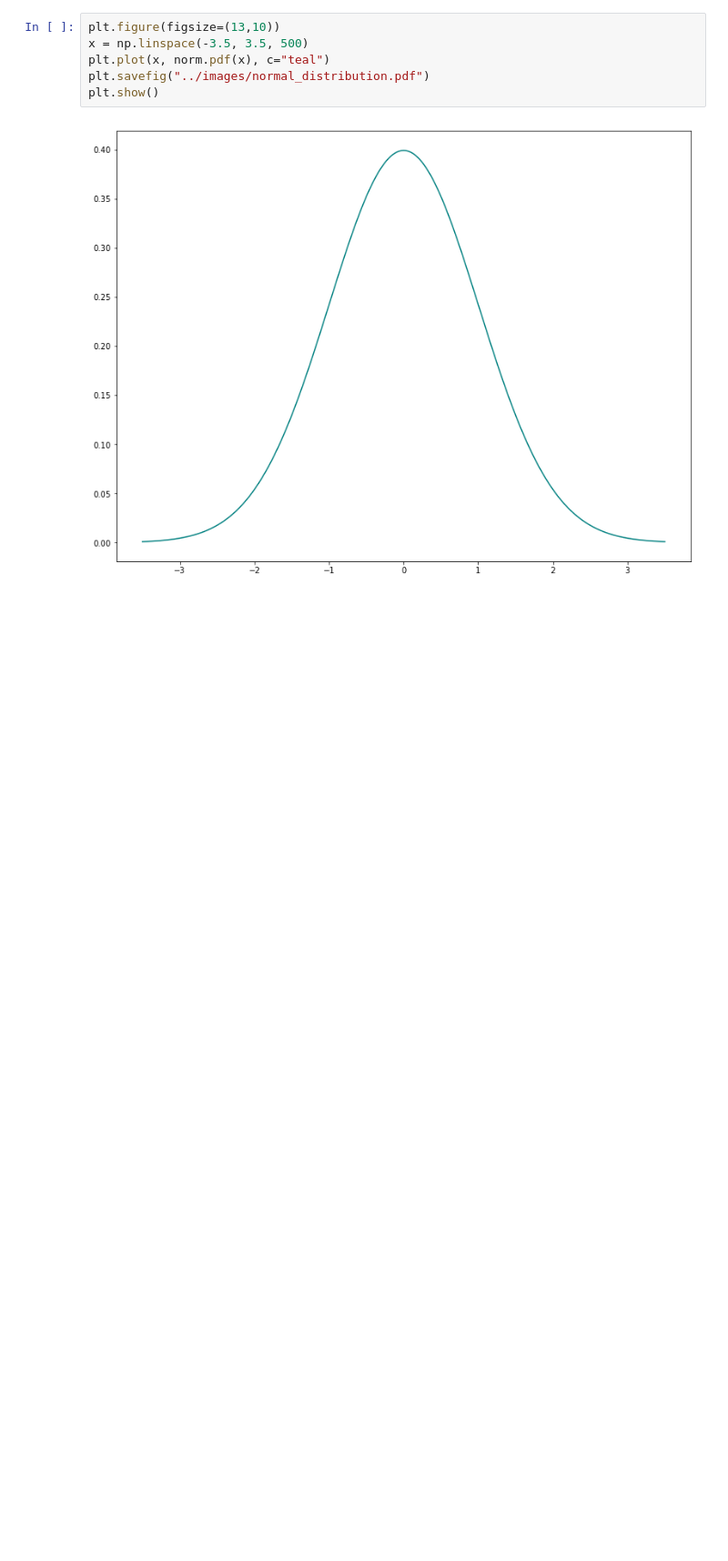
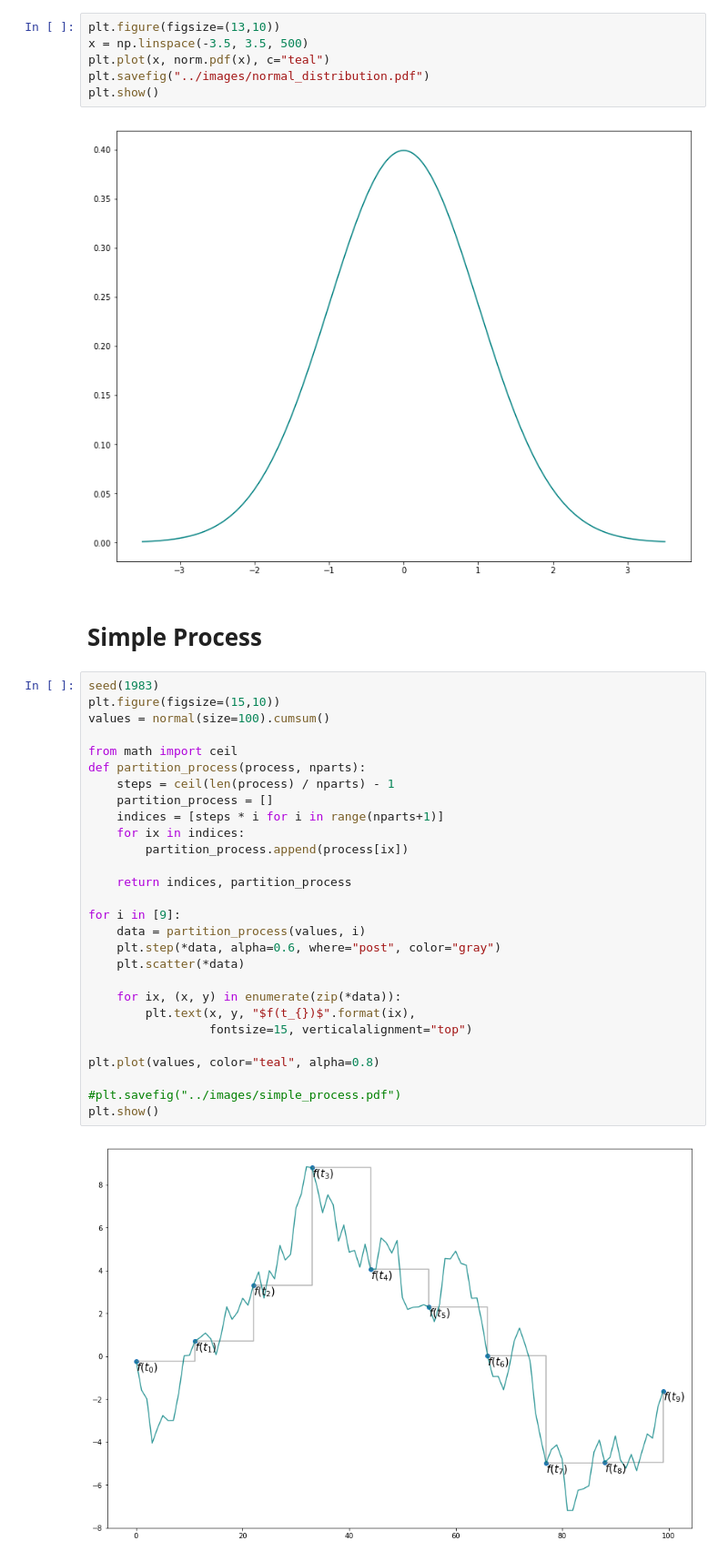
Before and after one commit to gerdm/TGMAFFIRO, a Jupyter notebook: notebooks/graphics.ipynb, the cells around one changed output. Shown at 91% size. Drawn from its saved outputs; the diff is of its cells as text; blank space fills up the shorter version.

Commit message:
edit slides; chapter 5, 6; add graphics and edit notebooks

```diff
--- a/notebooks/graphics.ipynb
+++ b/notebooks/graphics.ipynb
@@ -109,3 +109,35 @@ plt.savefig("../images/normal_distribution.pdf")
 plt.show()
 # %% [output]
 [figure]
+# %% [markdown]
+# Simple Process
+# %%
+seed(1983)
+plt.figure(figsize=(15,10))
+values = normal(size=100).cumsum()
+
+from math import ceil
+def partition_process(process, nparts):
+    steps = ceil(len(process) / nparts) - 1
+    partition_process = []
+    indices = [steps * i for i in range(nparts+1)]
+    for ix in indices:
+        partition_process.append(process[ix])
+
+    return indices, partition_process
+
+for i in [9]:
+    data = partition_process(values, i)
+    plt.step(*data, alpha=0.6, where="post", color="gray")
+    plt.scatter(*data)
+
+    for ix, (x, y) in enumerate(zip(*data)):
+        plt.text(x, y, "$f(t_{})$".format(ix),
+                 fontsize=15, verticalalignment="top")
+
+plt.plot(values, color="teal", alpha=0.8)
+
+#plt.savefig("../images/simple_process.pdf")
+plt.show()
+# %% [output]
+[figure, added]
```
Also changed, not shown: parts of 3 cells of this notebook, 5 other files.
